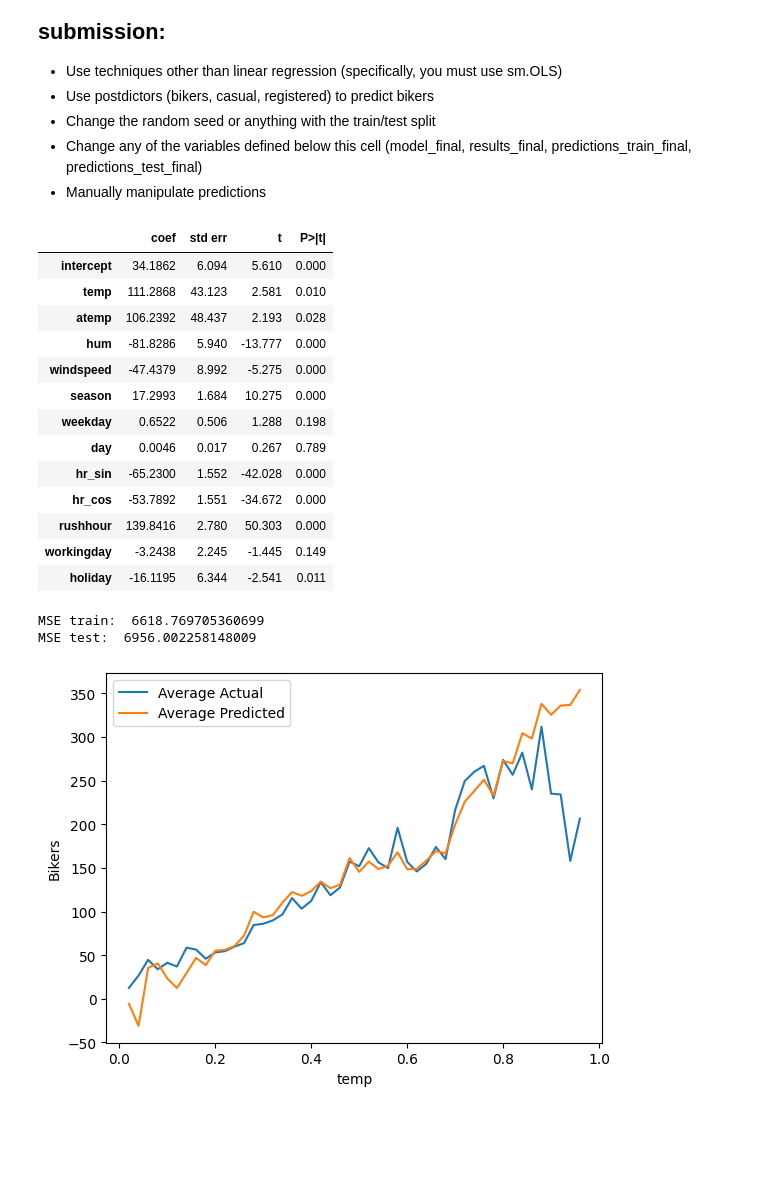
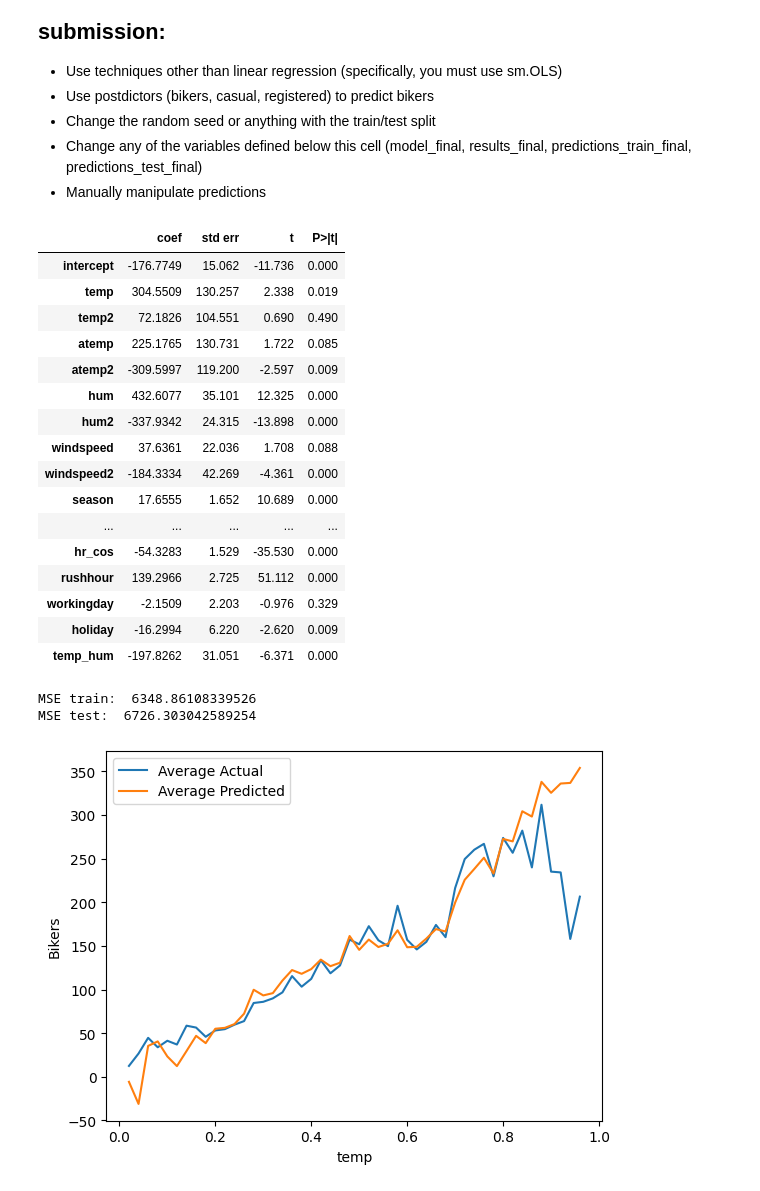
Before and after one commit to frankqgu/code_2600, a Jupyter notebook: mod05_nonlinear.ipynb, the cells around one changed output. Drawn from its saved outputs; the diff is of its cells as text; code cells hidden in the pictures; blank space fills up the shorter version.

```diff
--- a/mod05_nonlinear.ipynb
+++ b/mod05_nonlinear.ipynb
@@ -305,46 +305,61 @@ plot_avg_actual_vs_predicted_by_feature(X=X_train,
 - Manually manipulate predictions
 # %%
 # Data pre-processing (on Train, Test, X_train, and X_test)
-X_train['intercept'] = 1.0
-X_test['intercept']  = 1.0
+X_train["intercept"] = 1.0
+X_test["intercept"]  = 1.0
 
-X_train['temp2'] = X_train['temp']**2
-X_test['temp2']  = X_test['temp']**2
+X_train["hum2"] = X_train["hum"]**2
+X_test["hum2"]  = X_test["hum"]**2
+
+X_train["windspeed2"] = X_train["windspeed"]**2
+X_test["windspeed2"]  = X_test["windspeed"]**2
+
+X_train["temp2"] = X_train["temp"]**2
+X_test["temp2"]  = X_test["temp"]**2
+
+X_train["atemp2"] = X_train["atemp"]**2
+X_test["atemp2"]  = X_test["atemp"]**2
+
+X_train["temp_hum"] = X_train["temp"] * X_train["hum"]
+X_test["temp_hum"]  = X_test["temp"]  * X_test["hum"]
 # %%
 # Build your linear regression model here.
 vars_to_include = [
     "intercept",
     "temp", "temp2",
-    "atemp",
-    "hum",
-    "windspeed",
+    "atemp", "atemp2",
+    "hum", "hum2",
+    "windspeed", "windspeed2",
     "season",
     "weekday",
     "day",
     "hr_sin", "hr_cos",
     "rushhour",
     "workingday",
-    "holiday"
+    "holiday",
+    "temp_hum"
 ]
-
 model_final = sm.OLS(y_train, X_train[vars_to_include])
 results_final = model_final.fit()
 summarize(results_final)
 # %% [output]
 |  | coef | std err | t | P>|t| |
-| intercept | 34.1862 | 6.094 | 5.610 | 0.000 |
-| temp | 111.2868 | 43.123 | 2.581 | 0.010 |
-| atemp | 106.2392 | 48.437 | 2.193 | 0.028 |
-| hum | -81.8286 | 5.940 | -13.777 | 0.000 |
-| windspeed | -47.4379 | 8.992 | -5.275 | 0.000 |
-| season | 17.2993 | 1.684 | 10.275 | 0.000 |
-| weekday | 0.6522 | 0.506 | 1.288 | 0.198 |
-| day | 0.0046 | 0.017 | 0.267 | 0.789 |
-| hr_sin | -65.2300 | 1.552 | -42.028 | 0.000 |
-| hr_cos | -53.7892 | 1.551 | -34.672 | 0.000 |
-| rushhour | 139.8416 | 2.780 | 50.303 | 0.000 |
-| workingday | -3.2438 | 2.245 | -1.445 | 0.149 |
-| holiday | -16.1195 | 6.344 | -2.541 | 0.011 |
+| intercept | -176.7749 | 15.062 | -11.736 | 0.000 |
+| temp | 304.5509 | 130.257 | 2.338 | 0.019 |
+| temp2 | 72.1826 | 104.551 | 0.690 | 0.490 |
+| atemp | 225.1765 | 130.731 | 1.722 | 0.085 |
+| atemp2 | -309.5997 | 119.200 | -2.597 | 0.009 |
+| hum | 432.6077 | 35.101 | 12.325 | 0.000 |
+| hum2 | -337.9342 | 24.315 | -13.898 | 0.000 |
+| windspeed | 37.6361 | 22.036 | 1.708 | 0.088 |
+| windspeed2 | -184.3334 | 42.269 | -4.361 | 0.000 |
+| season | 17.6555 | 1.652 | 10.689 | 0.000 |
+| ... | ... | ... | ... | ... |
+| hr_cos | -54.3283 | 1.529 | -35.530 | 0.000 |
+| rushhour | 139.2966 | 2.725 | 51.112 | 0.000 |
+| workingday | -2.1509 | 2.203 | -0.976 | 0.329 |
+| holiday | -16.2994 | 6.220 | -2.620 | 0.009 |
+| temp_hum | -197.8262 | 31.051 | -6.371 | 0.000 |
 # %%
 predictions_train_final = predict(X_train[vars_to_include], results_final)
 print('MSE train: ', mse(y_train, predictions_train_final))
@@ -352,8 +367,8 @@ print('MSE train: ', mse(y_train, predictions_train_final))
 predictions_test_final = predict(X_test[vars_to_include], results_final)
 print('MSE test: ', mse(y_test, predictions_test_final))
 # %% [output]
-MSE train:  6618.769705360699
-MSE test:  6956.002258148009
+MSE train:  6348.86108339526
+MSE test:  6726.303042589254
 # %%
 plot_avg_actual_vs_predicted_by_feature(X=X_train,
                                         y=y_train,
```
